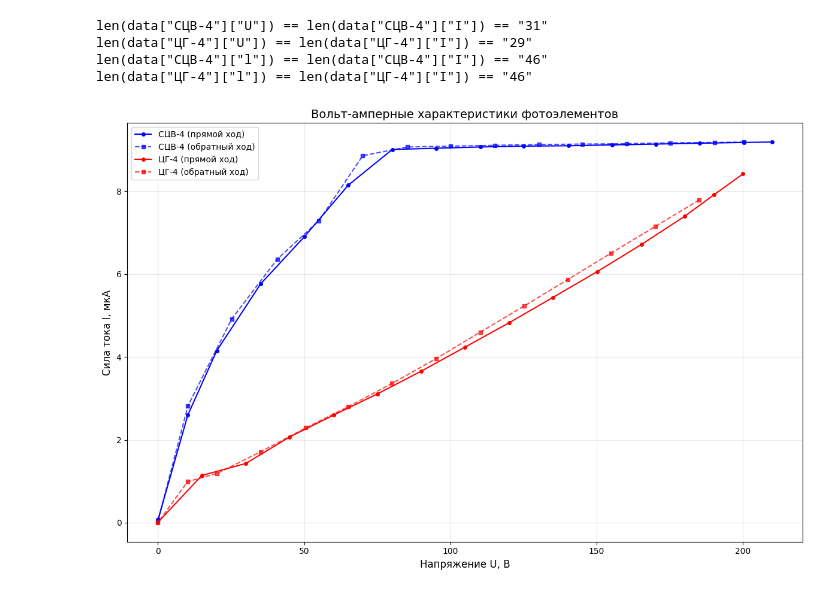
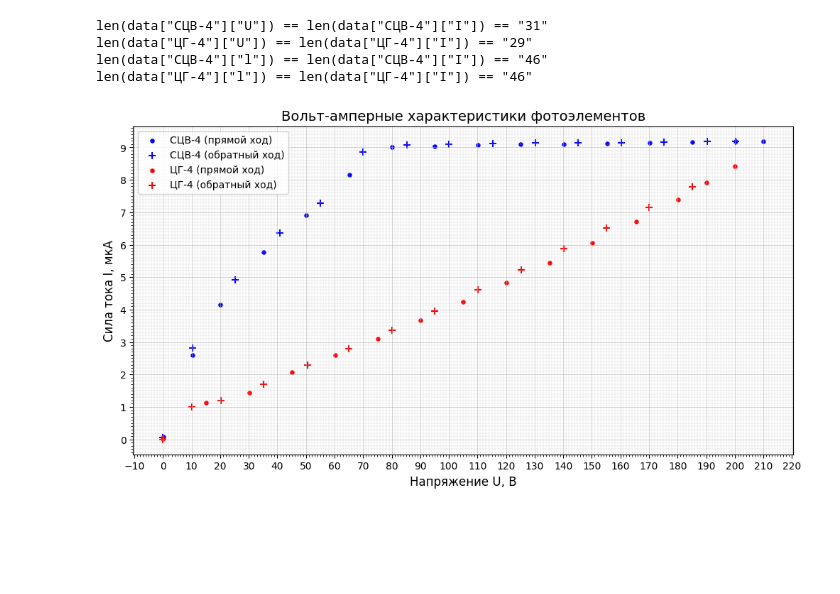
Before and after one commit to UmbrellaLeaf5/physics_lab_works, a Jupyter notebook: 5_sem/331/Krivoruchko_D_I/331.ipynb, the cells around one changed output. Cells and saved outputs as stored; diff of their text form; code cells hidden in the pictures; blank space fills up the shorter version.

```diff
--- a/5_sem/331/Krivoruchko_D_I/331.ipynb
+++ b/5_sem/331/Krivoruchko_D_I/331.ipynb
@@ -165,10 +173,12 @@ experiment_VAC_data: dict[str, dict[str, np.ndarray]] = {
   },
 }
 
+centimeters = np.concatenate([np.arange(0, 23), np.arange(21.5, -0.5, -1), [0]])
+
 experiment_spectral_data: dict[str, dict[str, np.ndarray]] = {
   SCV: {
     # Сантиметр
-    "l": np.concatenate([np.arange(0, 23), np.arange(21.5, -0.5, -1), [0]]),
+    "l": centimeters,
     # микро Ампер
     "I": np.array(
       [
@@ -223,7 +233,7 @@ experiment_spectral_data: dict[str, dict[str, np.ndarray]] = {
     ),
   },
   CG: {  # Сантиметр
-    "l": np.concatenate([np.arange(0, 23), np.arange(21.5, -0.5, -1), [0]]),
+    "l": centimeters,
     # микро Ампер
     "I": np.array(
       [
@@ -299,6 +307,9 @@ l_cap = 0.5  # сантиметра
 # %%
-# Создаем график
-polt.figure(figsize=(12, 8))
+_, ax = polt.subplots(1, 1, figsize=(12, 6))
+
+ax.set_title("Вольт-амперные характеристики фотоэлементов", fontsize=14)
+ax.set_xlabel("Напряжение U, В", fontsize=12)
+ax.set_ylabel("Сила тока I, мкА", fontsize=12)
 
 # Цвета для разных фотоэлементов
 colors = {SCV: "blue", CG: "red"}
@@ -314,47 +325,48 @@ for element_name, data in experiment_VAC_data.items():
     backward_start = 16  # остальные - обратный
   else:  # CG
     forward_end = 15  # первые 15 точек - прямой ход
     backward_start = 15  # остальные - обратный
 
   # Разделяем данные на прямой и обратный ход
   U_forward = U[:forward_end]
   I_forward = I[:forward_end]
   U_backward = U[backward_start:]
   I_backward = I[backward_start:]
 
   # Строим графики
-  polt.plot(
+  ax.scatter(
     U_forward,
     I_forward,
     marker="o",
-    markersize=4,
-    linestyle="-",
+    s=10,
+    # markersize=4,
+    # linestyle="-",
     linewidth=1.5,
     color=colors[element_name],
     label=f"{element_name} (прямой ход)",
   )
 
-  polt.plot(
+  ax.scatter(
     U_backward,
     I_backward,
-    marker="s",
-    markersize=4,
-    linestyle="--",
+    marker="+",
+    s=50,
+    # markersize=4,
+    # linestyle="--",
     linewidth=1.5,
     color=colors[element_name],
-    alpha=0.7,
     label=f"{element_name} (обратный ход)",
   )
 
-# Настройки графика
-polt.xlabel("Напряжение U, В", fontsize=12)
-polt.ylabel("Сила тока I, мкА", fontsize=12)
-polt.title("Вольт-амперные характеристики фотоэлементов", fontsize=14)
-polt.grid(True, alpha=0.3)
-polt.legend(fontsize=10)
-polt.tight_layout()
+ax.xaxis.set_major_locator(MultipleLocator(10))
+ax.xaxis.set_minor_locator(AutoMinorLocator(10))
+ax.yaxis.set_major_locator(MultipleLocator(1))
+ax.yaxis.set_minor_locator(AutoMinorLocator(10))
 
-# Показываем график
+polt.grid(which="minor", linestyle="--", linewidth=0.2)
+polt.grid(which="major", linewidth=0.4)
+
+polt.legend()
 polt.show()
 # %% [output]
-[figure, old version]
+[figure, new version]
```
Also changed, not shown: parts of 18 cells of this notebook, 2 other files.
